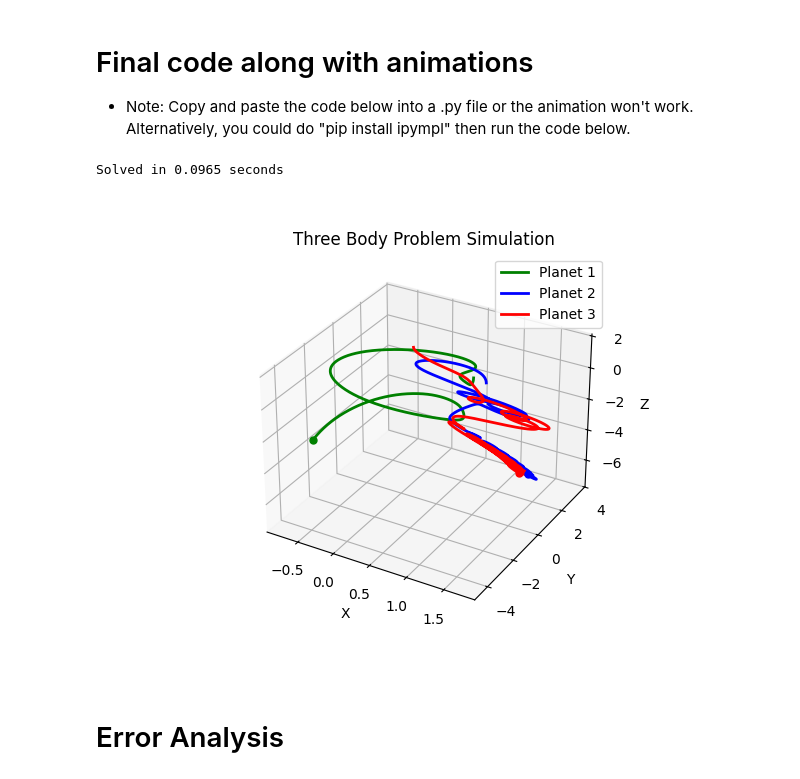
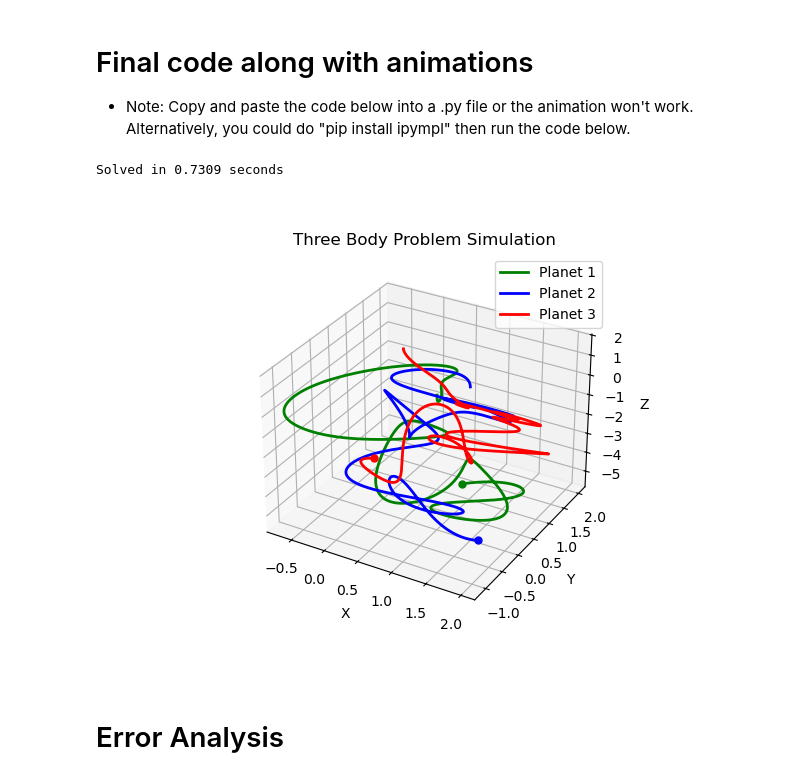
Before and after one commit to salmon11062006/compphysFinal, a Jupyter notebook: compPhysThreeBody.ipynb, the cells around one changed output. Drawn from its saved outputs; the diff is of its cells as text; code cells hidden in the pictures.

```diff
--- a/compPhysThreeBody.ipynb
+++ b/compPhysThreeBody.ipynb
@@ -162,7 +161,10 @@ solution = solve_ivp(
     t_span = (time_s, time_e),
     y0 = init_conditions,
     t_eval = t_points,
-    args = (m1, m2, m3)
+    args = (m1, m2, m3),
+    rtol=1e-10,
+    atol=1e-12,
+    method='DOP853'
 )
 
 t2 = time.time()
@@ -212,34 +214,34 @@ def update(frame):
     y_current2 = p2y_sol[0:frame+1]
     z_current2 = p2z_sol[0:frame+1]
 
     x_current3 = p3x_sol[0:frame+1]
     y_current3 = p3y_sol[0:frame+1]
     z_current3 = p3z_sol[0:frame+1]
 
     planet1_plt.set_data(x_current1, y_current1)
     planet1_plt.set_3d_properties(z_current1)
 
     planet1_dot.set_data([x_current1[-1]], [y_current1[-1]])
     planet1_dot.set_3d_properties([z_current1[-1]])
 
     planet2_plt.set_data(x_current2, y_current2)
     planet2_plt.set_3d_properties(z_current2)
 
     planet2_dot.set_data([x_current2[-1]], [y_current2[-1]])
     planet2_dot.set_3d_properties([z_current2[-1]])
 
     planet3_plt.set_data(x_current3, y_current3)
     planet3_plt.set_3d_properties(z_current3)
 
     planet3_dot.set_data([x_current3[-1]], [y_current3[-1]])
     planet3_dot.set_3d_properties([z_current3[-1]])
 
     return planet1_plt, planet1_dot, planet2_plt, planet2_dot, planet3_plt, planet3_dot
 
 animation = FuncAnimation(fig, update, frames=range(0, len(t_points), 1), interval=10, blit=True)
 plt.show()
 # %% [output]
-Solved in 0.0965 seconds
+Solved in 0.7309 seconds
-[figure, old version]
+[figure, new version]
 # %% [markdown]
 # Error Analysis
```
Also changed, not shown: parts of 5 cells of this notebook, 1 other file.
